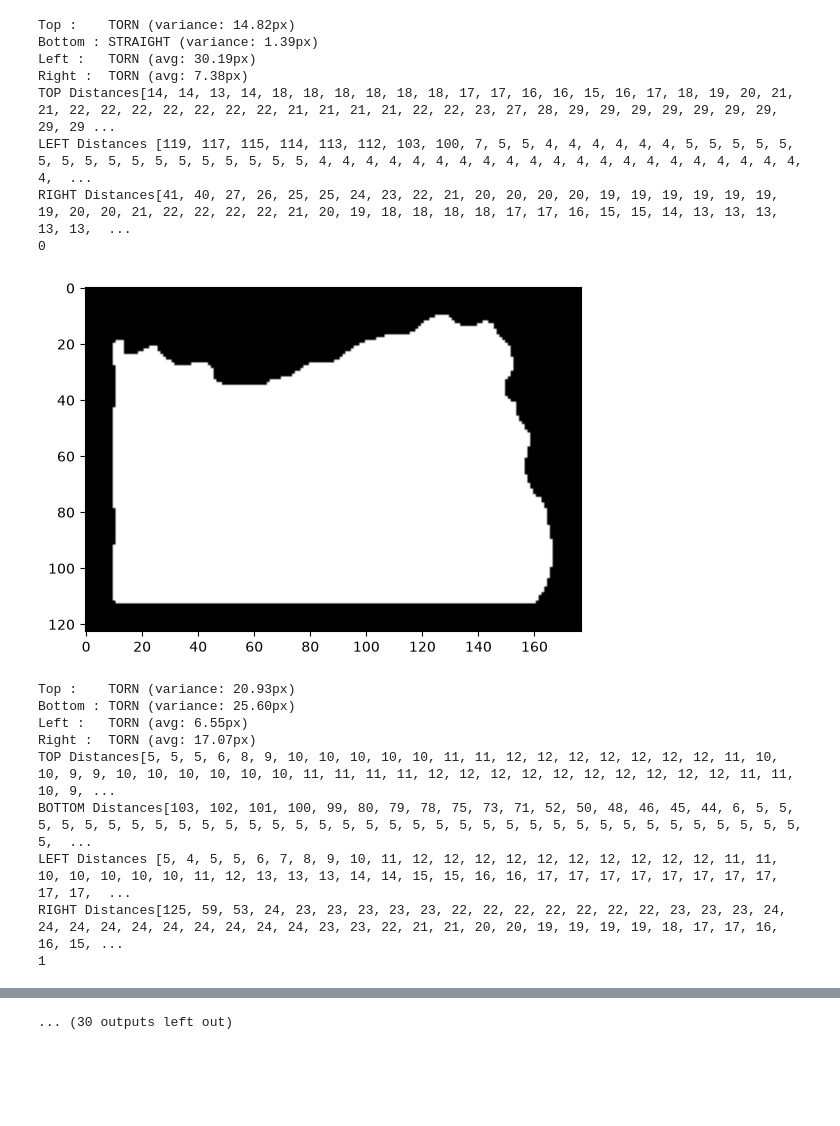
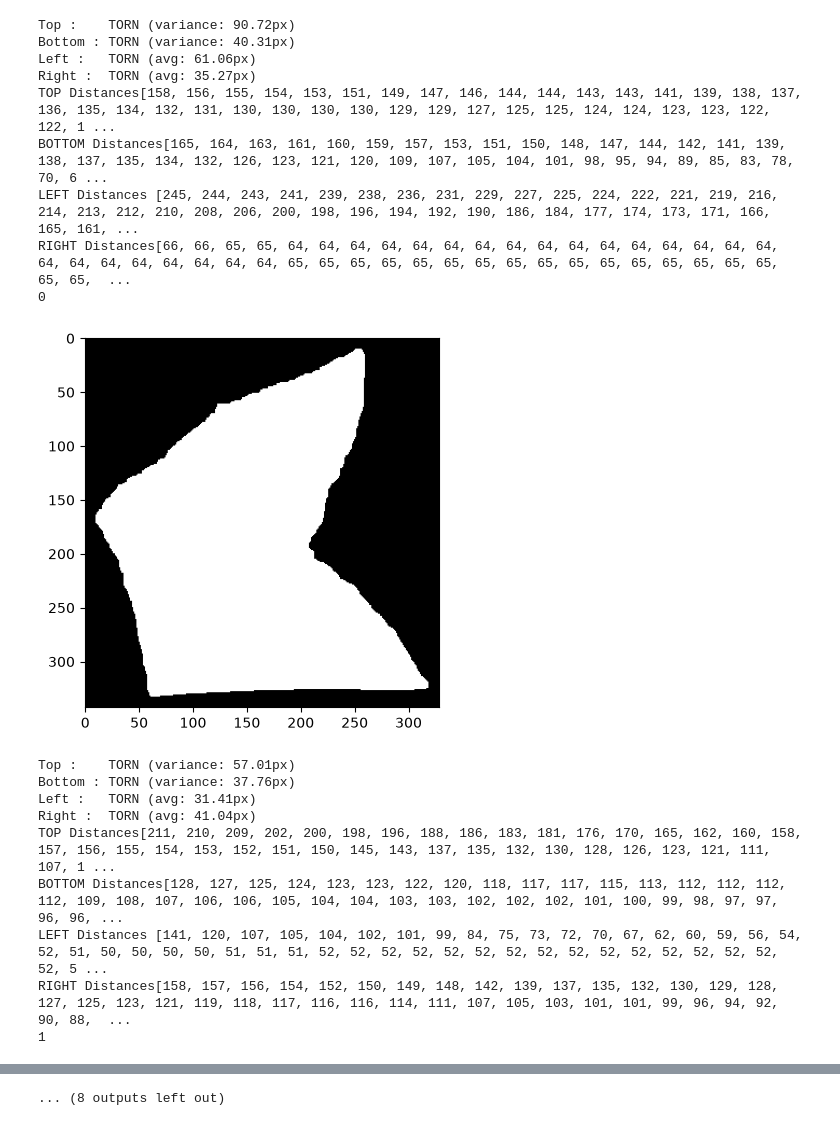
Before and after one commit to mohsinsaeed06/Project-Torn-Paper-, a Jupyter notebook: Final.ipynb, the cells around one changed output, grey strips where cells are left out. Cells and saved outputs as stored; diff of their text form; code cells hidden in the pictures; blank space fills up the shorter version.

```diff
--- a/Final.ipynb
+++ b/Final.ipynb
@@ -8,36 +93,36 @@ pp=[]
 # %%
-image_path = r'D:\PythonProject1\Intern\Images\img1111.png'
-image = cv2.imread(image_path)
+# image_path = r'D:\PythonProject1\Intern\Images\img75.jpeg'
+# image = cv2.imread(image_path)
 
-gray_image = cv2.cvtColor(image, cv2.COLOR_BGR2GRAY)
-blurred = cv2.GaussianBlur(gray_image, (3,3), 0)
+# gray_image = cv2.cvtColor(image, cv2.COLOR_BGR2GRAY)
+# blurred = cv2.GaussianBlur(gray_image, (3,3), 0)
 
-_, thresh_init = cv2.threshold(blurred, 200, 255, cv2.THRESH_BINARY)
+# _, thresh_init = cv2.threshold(blurred, 200, 255, cv2.THRESH_BINARY)
 
-kernel = cv2.getStructuringElement(cv2.MORPH_RECT, (5, 5))
-closed = cv2.morphologyEx(thresh_init, cv2.MORPH_CLOSE, kernel)
-contours, hierarchy = cv2.findContours(closed, cv2.RETR_EXTERNAL, cv2.CHAIN_APPROX_SIMPLE)
+# kernel = cv2.getStructuringElement(cv2.MORPH_RECT, (5, 5))
+# closed = cv2.morphologyEx(thresh_init, cv2.MORPH_CLOSE, kernel)
+# contours, hierarchy = cv2.findContours(closed, cv2.RETR_EXTERNAL, cv2.CHAIN_APPROX_SIMPLE)
 
-min_area = 500
-valid_contours = [c for c in contours if cv2.contourArea(c) > min_area]
+# min_area = 500
+# valid_contours = [c for c in contours if cv2.contourArea(c) > min_area]
 
-isolated_pieces_list = []
-for contour in valid_contours:
-    x, y, w, h = cv2.boundingRect(contour)
-    pad = 0
+# isolated_pieces_list = []
+# for contour in valid_contours:
+#     x, y, w, h = cv2.boundingRect(contour)
+#     pad = 0
 
-    x_start, x_end = max(0, x - pad), min(image.shape[1], x + w + pad)
-    y_start, y_end = max(0, y - pad), min(image.shape[0], y + h + pad)
+#     x_start, x_end = max(0, x - pad), min(image.shape[1], x + w + pad)
+#     y_start, y_end = max(0, y - pad), min(image.shape[0], y + h + pad)
 
-    cropped_piece = image[y_start:y_end, x_start:x_end]
+#     cropped_piece = image[y_start:y_end, x_start:x_end]
 
-    mask = np.zeros_like(closed)
-    cv2.drawContours(mask, [contour], -1, 255, -1)
+#     mask = np.zeros_like(closed)
+#     cv2.drawContours(mask, [contour], -1, 255, -1)
 
-    cropped_mask = mask[y_start:y_end, x_start:x_end]
-    isolated_piece = cv2.bitwise_and(cropped_piece, cropped_piece, mask=cropped_mask)
+#     cropped_mask = mask[y_start:y_end, x_start:x_end]
+#     isolated_piece = cv2.bitwise_and(cropped_piece, cropped_piece, mask=cropped_mask)
 
-    isolated_pieces_list.append(isolated_piece)
+#     isolated_pieces_list.append(isolated_piece)
 ccc=-1
 for  current_piece in isolated_pieces_list:
     padded_image = cv2.copyMakeBorder(current_piece, 10, 10, 10, 10, borderType=cv2.BORDER_CONSTANT, value=[0,0,0])
@@ -141,47 +226,48 @@ for  current_piece in isolated_pieces_list:
 
         leftt.append(distances_left)
     else:
         leftt.append(np.nan)
 
     if right_is_torn:
         any_torn = True
         b11_right = []
         for row_y in range(min_y, max_y + 1):
             pixels_in_row = x_arr[y_arr == row_y]
             if len(pixels_in_row) > 0:
                 b11_right.append((int(row_y), int(np.max(pixels_in_row))))
 
         right_ref_x = int(max_x + g1)
         distances_right = [abs(int(x11) - right_ref_x) for _, x11 in b11_right]
 
         print(f"RIGHT Distances{distances_right}")
 
         rightt.append(distances_right)
 
 
     else:
         rightt.append(np.nan)
     ccc+=1
     print(ccc)
     pp.append(thresh)
     plt.imshow(thresh, cmap='gray')
     plt.show()
 # %% [output]
-Top :    TORN (variance: 14.82px)
-Bottom : STRAIGHT (variance: 1.39px)
-Left :   TORN (avg: 30.19px)
-Right :  TORN (avg: 7.38px)
-TOP Distances[14, 14, 13, 14, 18, 18, 18, 18, 18, 18, 17, 17, 16, 16, 15, 16, 17, 18, 19, 20, 21, 21, 22, 22, 22, 22, 22, 22, 22, 21, 21, 21, 21, 22, 22, 23, 27, 28, 29, 29, 29, 29, 29, 29, 29, 29, 29 ...
-LEFT Distances [119, 117, 115, 114, 113, 112, 103, 100, 7, 5, 5, 4, 4, 4, 4, 4, 4, 5, 5, 5, 5, 5, 5, 5, 5, 5, 5, 5, 5, 5, 5, 5, 5, 5, 4, 4, 4, 4, 4, 4, 4, 4, 4, 4, 4, 4, 4, 4, 4, 4, 4, 4, 4, 4, 4, 4,  ...
-RIGHT Distances[41, 40, 27, 26, 25, 25, 24, 23, 22, 21, 20, 20, 20, 20, 19, 19, 19, 19, 19, 19, 19, 20, 20, 21, 22, 22, 22, 22, 21, 20, 19, 18, 18, 18, 18, 17, 17, 16, 15, 15, 14, 13, 13, 13, 13, 13,  ...
+Top :    TORN (variance: 90.72px)
+Bottom : TORN (variance: 40.31px)
+Left :   TORN (avg: 61.06px)
+Right :  TORN (avg: 35.27px)
+TOP Distances[158, 156, 155, 154, 153, 151, 149, 147, 146, 144, 144, 143, 143, 141, 139, 138, 137, 136, 135, 134, 132, 131, 130, 130, 130, 130, 129, 129, 127, 125, 125, 124, 124, 123, 123, 122, 122, 1 ...
+BOTTOM Distances[165, 164, 163, 161, 160, 159, 157, 153, 151, 150, 148, 147, 144, 142, 141, 139, 138, 137, 135, 134, 132, 126, 123, 121, 120, 109, 107, 105, 104, 101, 98, 95, 94, 89, 85, 83, 78, 70, 6 ...
+LEFT Distances [245, 244, 243, 241, 239, 238, 236, 231, 229, 227, 225, 224, 222, 221, 219, 216, 214, 213, 212, 210, 208, 206, 200, 198, 196, 194, 192, 190, 186, 184, 177, 174, 173, 171, 166, 165, 161, ...
+RIGHT Distances[66, 66, 65, 65, 64, 64, 64, 64, 64, 64, 64, 64, 64, 64, 64, 64, 64, 64, 64, 64, 64, 64, 64, 64, 64, 64, 64, 64, 65, 65, 65, 65, 65, 65, 65, 65, 65, 65, 65, 65, 65, 65, 65, 65, 65, 65,  ...
 0
-[figure, old version]
+[figure, new version]
-Top :    TORN (variance: 20.93px)
-Bottom : TORN (variance: 25.60px)
-Left :   TORN (avg: 6.55px)
-Right :  TORN (avg: 17.07px)
-TOP Distances[5, 5, 5, 6, 8, 9, 10, 10, 10, 10, 10, 11, 11, 12, 12, 12, 12, 12, 12, 12, 11, 10, 10, 9, 9, 10, 10, 10, 10, 10, 10, 11, 11, 11, 11, 12, 12, 12, 12, 12, 12, 12, 12, 12, 12, 11, 11, 10, 9, ...
-BOTTOM Distances[103, 102, 101, 100, 99, 80, 79, 78, 75, 73, 71, 52, 50, 48, 46, 45, 44, 6, 5, 5, 5, 5, 5, 5, 5, 5, 5, 5, 5, 5, 5, 5, 5, 5, 5, 5, 5, 5, 5, 5, 5, 5, 5, 5, 5, 5, 5, 5, 5, 5, 5, 5, 5, 5,  ...
-LEFT Distances [5, 4, 5, 5, 6, 7, 8, 9, 10, 11, 12, 12, 12, 12, 12, 12, 12, 12, 12, 12, 11, 11, 10, 10, 10, 10, 10, 11, 12, 13, 13, 13, 14, 14, 15, 15, 16, 16, 17, 17, 17, 17, 17, 17, 17, 17, 17, 17,  ...
-RIGHT Distances[125, 59, 53, 24, 23, 23, 23, 23, 23, 22, 22, 22, 22, 22, 22, 22, 23, 23, 23, 24, 24, 24, 24, 24, 24, 24, 24, 24, 24, 23, 23, 22, 21, 21, 20, 20, 19, 19, 19, 19, 18, 17, 17, 16, 16, 15, ...
+Top :    TORN (variance: 57.01px)
+Bottom : TORN (variance: 37.76px)
+Left :   TORN (avg: 31.41px)
+Right :  TORN (avg: 41.04px)
+TOP Distances[211, 210, 209, 202, 200, 198, 196, 188, 186, 183, 181, 176, 170, 165, 162, 160, 158, 157, 156, 155, 154, 153, 152, 151, 150, 145, 143, 137, 135, 132, 130, 128, 126, 123, 121, 111, 107, 1 ...
+BOTTOM Distances[128, 127, 125, 124, 123, 123, 122, 120, 118, 117, 117, 115, 113, 112, 112, 112, 112, 109, 108, 107, 106, 106, 105, 104, 104, 103, 103, 102, 102, 102, 101, 100, 99, 98, 97, 97, 96, 96, ...
+LEFT Distances [141, 120, 107, 105, 104, 102, 101, 99, 84, 75, 73, 72, 70, 67, 62, 60, 59, 56, 54, 52, 51, 50, 50, 50, 50, 51, 51, 51, 52, 52, 52, 52, 52, 52, 52, 52, 52, 52, 52, 52, 52, 52, 52, 52, 5 ...
+RIGHT Distances[158, 157, 156, 154, 152, 150, 149, 148, 142, 139, 137, 135, 132, 130, 129, 128, 127, 125, 123, 121, 119, 118, 117, 116, 116, 114, 111, 107, 105, 103, 101, 101, 99, 96, 94, 92, 90, 88,  ...
 1
@@ -227,4 +315,4 @@ RIGHT Distances[38, 38, 38, 37, 37, 37, 37, 37, 37, 36, 36, 36, 36, 36, 36, 36,
-... (30 outputs left out)
+... (8 outputs left out)
 # %%
 side1 = rightt[0]
 side2 = leftt[1]
```
Also changed, not shown: parts of 4 cells of this notebook, 1 other file.
